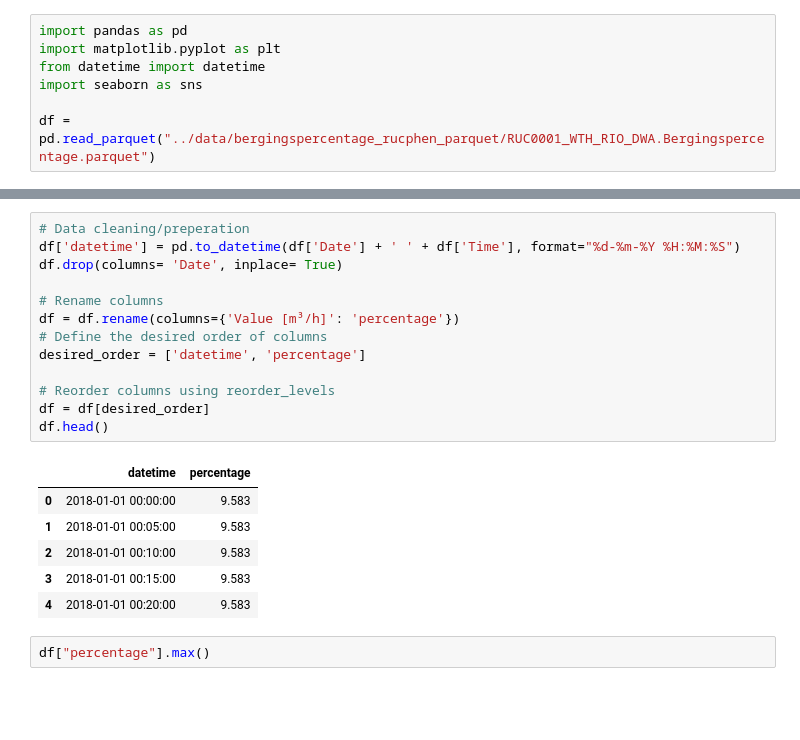
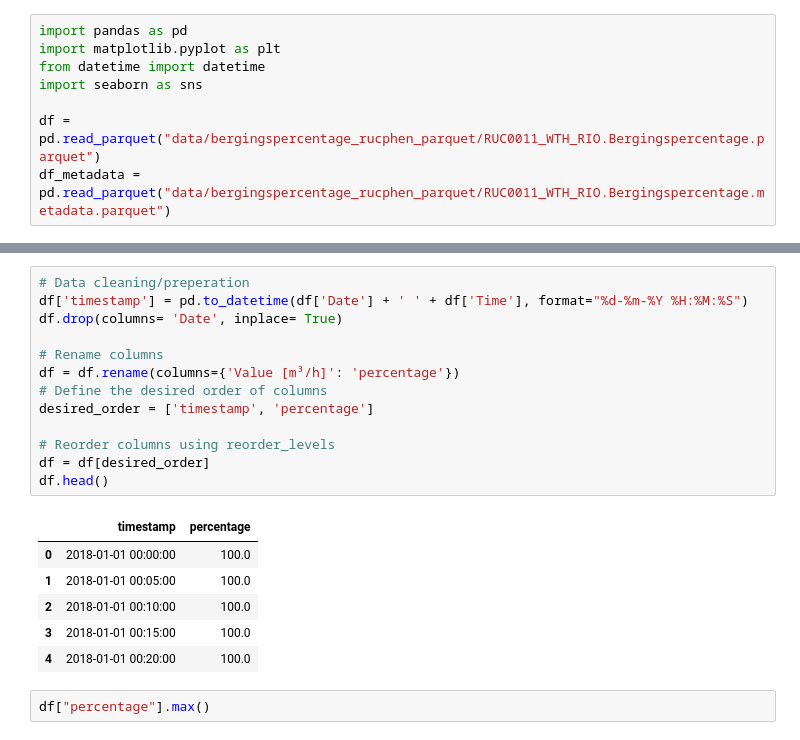
Before and after one commit to TeaDrinkingProgrammer/brabant-water-capstone, a Jupyter notebook: data-cleaning.ipynb, the cells around one changed output, grey strips where cells are left out. Saved outputs shown, nothing was run; the diff lists cells and outputs as text; blank space fills up the shorter version.

```diff
--- a/data-cleaning.ipynb
+++ b/data-cleaning.ipynb
@@ -4,7 +4,8 @@ import matplotlib.pyplot as plt
 from datetime import datetime
 import seaborn as sns
 
-df = pd.read_parquet("../data/bergingspercentage_rucphen_parquet/RUC0001_WTH_RIO_DWA.Bergingspercentage.parquet")
+df = pd.read_parquet("data/bergingspercentage_rucphen_parquet/RUC0011_WTH_RIO.Bergingspercentage.parquet")
+df_metadata = pd.read_parquet("data/bergingspercentage_rucphen_parquet/RUC0011_WTH_RIO.Bergingspercentage.metadata.parquet")
 # %%
 df.head()
 # %% [output]
@@ -17,23 +36,23 @@ df.head()
 # %%
 # Data cleaning/preperation
-df['datetime'] = pd.to_datetime(df['Date'] + ' ' + df['Time'], format="%d-%m-%Y %H:%M:%S")
+df['timestamp'] = pd.to_datetime(df['Date'] + ' ' + df['Time'], format="%d-%m-%Y %H:%M:%S")
 df.drop(columns= 'Date', inplace= True)
 
 # Rename columns
 df = df.rename(columns={'Value [m³/h]': 'percentage'})
 # Define the desired order of columns
-desired_order = ['datetime', 'percentage']
+desired_order = ['timestamp', 'percentage']
 
 # Reorder columns using reorder_levels
 df = df[desired_order]
 df.head()
 # %% [output]
-|  | datetime | percentage |
-| 0 | 2018-01-01 00:00:00 | 9.583 |
-| 1 | 2018-01-01 00:05:00 | 9.583 |
-| 2 | 2018-01-01 00:10:00 | 9.583 |
-| 3 | 2018-01-01 00:15:00 | 9.583 |
-| 4 | 2018-01-01 00:20:00 | 9.583 |
+|  | timestamp | percentage |
+| 0 | 2018-01-01 00:00:00 | 100.0 |
+| 1 | 2018-01-01 00:05:00 | 100.0 |
+| 2 | 2018-01-01 00:10:00 | 100.0 |
+| 3 | 2018-01-01 00:15:00 | 100.0 |
+| 4 | 2018-01-01 00:20:00 | 100.0 |
 # %%
 df["percentage"].max()
 # %% [output]
```
Also changed, not shown: parts of 7 cells of this notebook, 4 other files.
